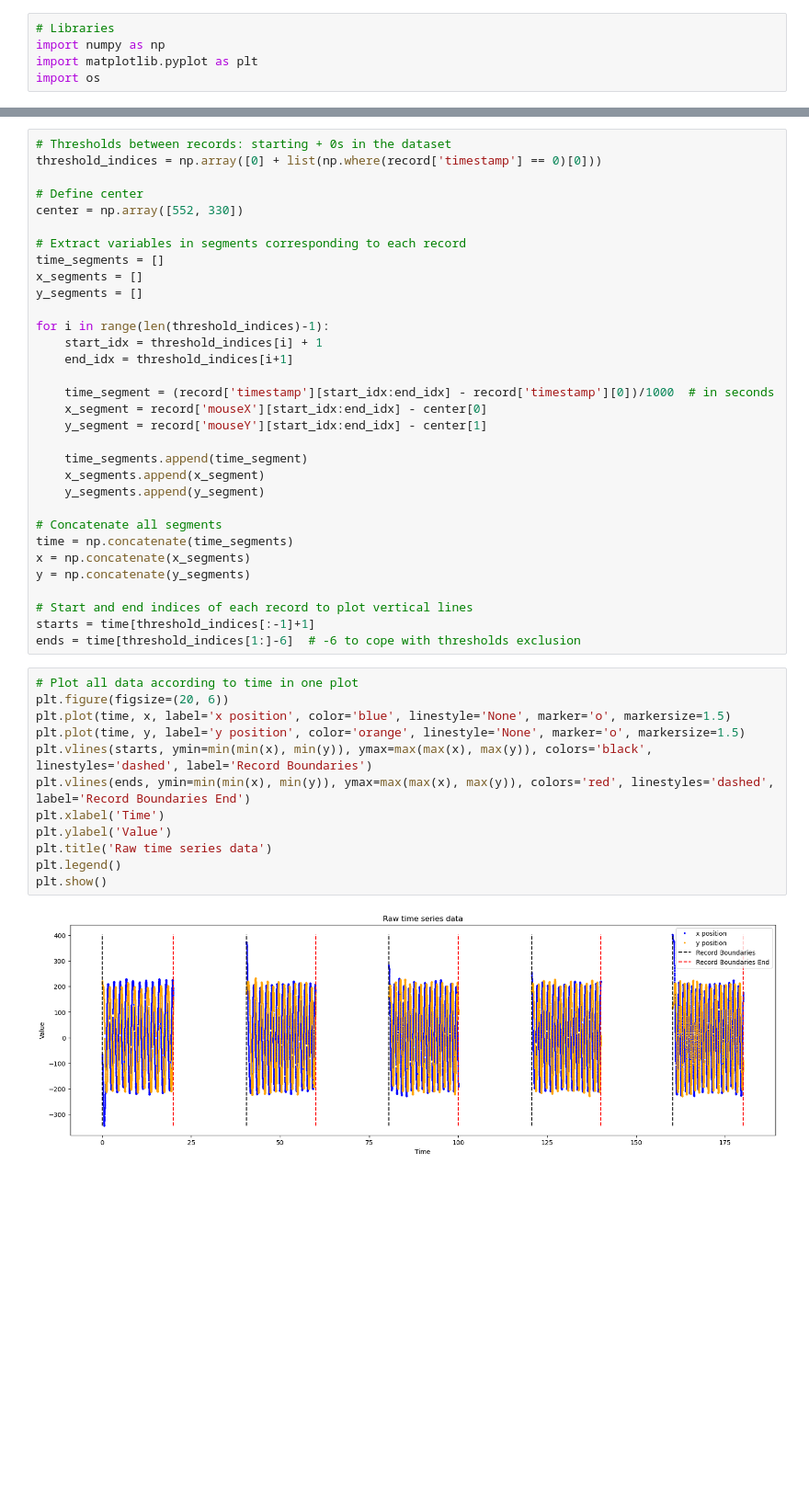
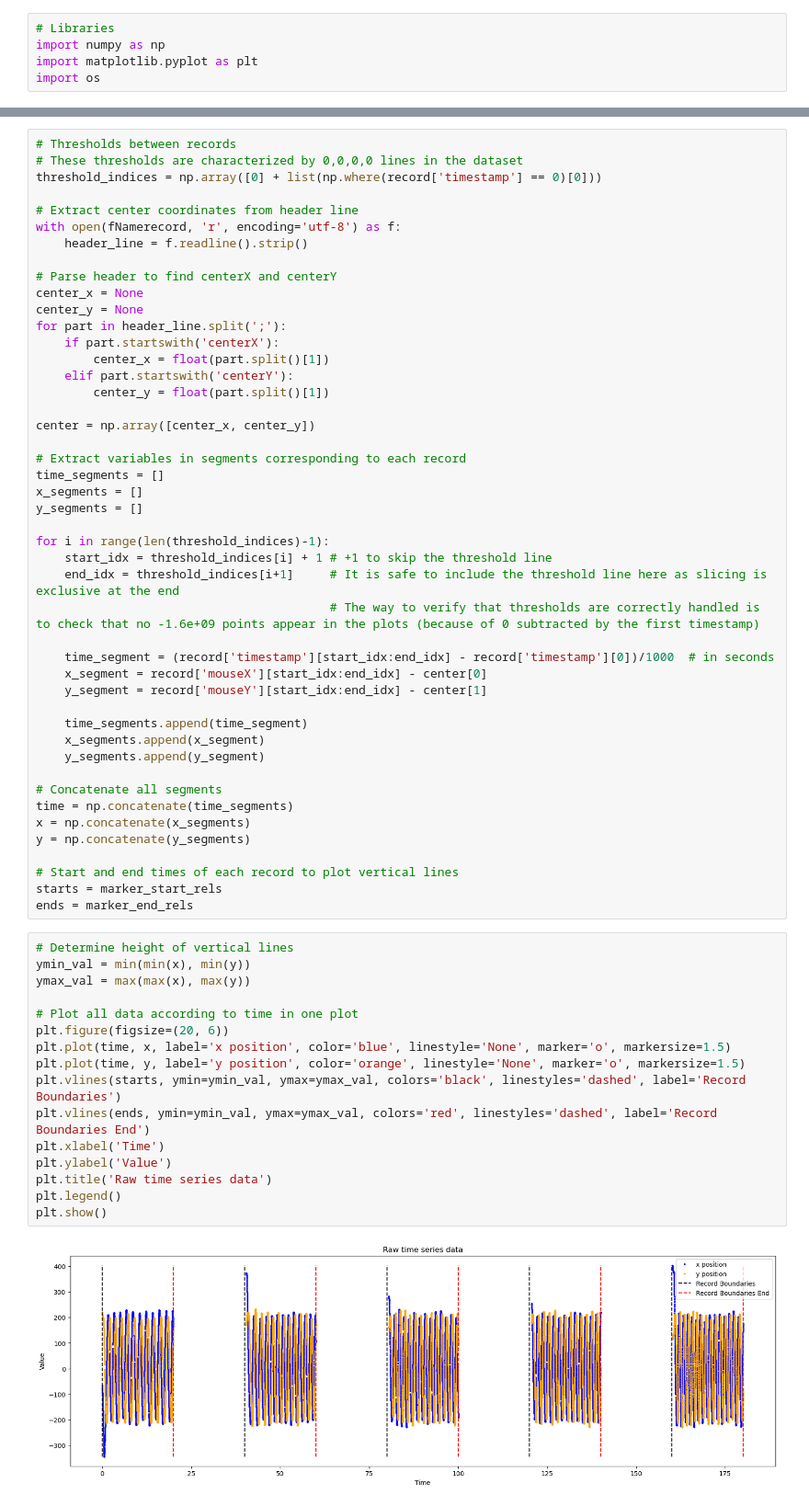
Before and after one commit to JoelSin-student/Circular-task-assignement-Savona-Singer-Virolan, a Jupyter notebook: notebooks/Joël - all data graphs.ipynb, the cells around one changed output, grey strips where cells are left out. Shown at 92% size. Drawn from its saved outputs; the diff is of its cells as text; blank space fills up the shorter version.

```diff
--- a/notebooks/Joël - all data graphs.ipynb
+++ b/notebooks/Joël - all data graphs.ipynb
@@ -72,11 +101,24 @@ indexOfDifficulty: 2800696429476858
 120.061 to 140.075 (20.014 s)
 160.090 to 180.104 (20.014 s)
 # %%
-# Thresholds between records: starting + 0s in the dataset
+# Thresholds between records
+# These thresholds are characterized by 0,0,0,0 lines in the dataset
 threshold_indices = np.array([0] + list(np.where(record['timestamp'] == 0)[0]))
 
-# Define center
-center = np.array([552, 330])
+# Extract center coordinates from header line
+with open(fNamerecord, 'r', encoding='utf-8') as f:
+    header_line = f.readline().strip()
+
+# Parse header to find centerX and centerY
+center_x = None
+center_y = None
+for part in header_line.split(';'):
+    if part.startswith('centerX'):
+        center_x = float(part.split()[1])
+    elif part.startswith('centerY'):
+        center_y = float(part.split()[1])
+
+center = np.array([center_x, center_y])
 
 # Extract variables in segments corresponding to each record
 time_segments = []
@@ -84,8 +126,9 @@ x_segments = []
 y_segments = []
 
 for i in range(len(threshold_indices)-1):
-    start_idx = threshold_indices[i] + 1
-    end_idx = threshold_indices[i+1]
+    start_idx = threshold_indices[i] + 1 # +1 to skip the threshold line
+    end_idx = threshold_indices[i+1]     # It is safe to include the threshold line here as slicing is exclusive at the end
+                                         # The way to verify that thresholds are correctly handled is to check that no -1.6e+09 points appear in the plots (because of 0 subtracted by the first timestamp)
 
     time_segment = (record['timestamp'][start_idx:end_idx] - record['timestamp'][0])/1000  # in seconds
     x_segment = record['mouseX'][start_idx:end_idx] - center[0]
@@ -100,20 +143,24 @@ time = np.concatenate(time_segments)
 x = np.concatenate(x_segments)
 y = np.concatenate(y_segments)
 
-# Start and end indices of each record to plot vertical lines
-starts = time[threshold_indices[:-1]+1]
-ends = time[threshold_indices[1:]-6]  # -6 to cope with thresholds exclusion
+# Start and end times of each record to plot vertical lines
+starts = marker_start_rels
+ends = marker_end_rels
 # %%
+# Determine height of vertical lines
+ymin_val = min(min(x), min(y))
+ymax_val = max(max(x), max(y))
+
 # Plot all data according to time in one plot
 plt.figure(figsize=(20, 6))
 plt.plot(time, x, label='x position', color='blue', linestyle='None', marker='o', markersize=1.5)
 plt.plot(time, y, label='y position', color='orange', linestyle='None', marker='o', markersize=1.5)
-plt.vlines(starts, ymin=min(min(x), min(y)), ymax=max(max(x), max(y)), colors='black', linestyles='dashed', label='Record Boundaries')
-plt.vlines(ends, ymin=min(min(x), min(y)), ymax=max(max(x), max(y)), colors='red', linestyles='dashed', label='Record Boundaries End')
+plt.vlines(starts, ymin=ymin_val, ymax=ymax_val, colors='black', linestyles='dashed', label='Record Boundaries')
+plt.vlines(ends, ymin=ymin_val, ymax=ymax_val, colors='red', linestyles='dashed', label='Record Boundaries End')
 plt.xlabel('Time')
 plt.ylabel('Value')
 plt.title('Raw time series data')
 plt.legend()
 plt.show()
 # %% [output]
-[figure, old version]
+[figure, new version]
```
Also changed, not shown: parts of 2 cells of this notebook.
